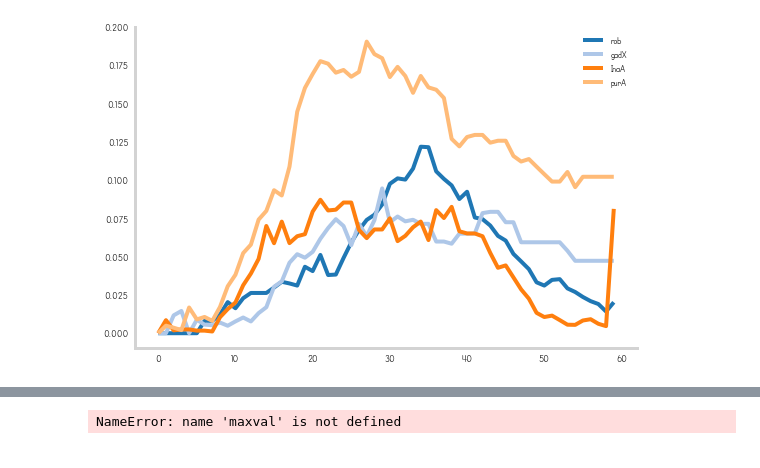
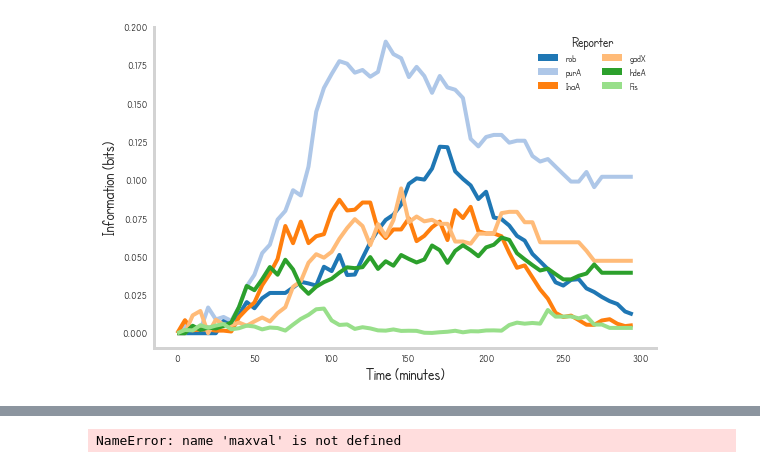
Before and after one commit to NicholasARossi/TrackBacterialOutcomes, a Jupyter notebook: Comparative_plots.ipynb, the cells around one changed output, grey strips where cells are left out. Cells and saved outputs as stored; diff of their text form; code cells hidden in the pictures.

```diff
--- a/Comparative_plots.ipynb
+++ b/Comparative_plots.ipynb
@@ -95,5 +60,3 @@ StopIteration:
-# %%
-data[data['Strain']==strain]['alive']=list(data[data['Strain']==strain]['Time of Death']>=ind)
 # %%
 ### logistic regression plots
 plt.close('all')
@@ -102,10 +65,10 @@ def model(x):
 
 def information_calculator(px):
     return 1-(-px*np.log2(px)-(1-px)*np.log2(1-px))
-
+recs=[]
 
 fig,ax=plt.subplots()
-barfig,barax=plt.subplots()
+
 strains=data['Strain'].unique()
 colorz = cm.tab20(np.linspace(0, 1, len(strains)))
 values=[]
@@ -140,20 +103,17 @@ for z,strain in enumerate(strains):
 
     loss = model(X_test * clf.coef_ + clf.intercept_).ravel()
     ax.plot((X_test-min(data_tot))/(max(data_tot)-min(data_tot)), loss, color=colorz[z])
-    values.append(np.mean(information_calculator(loss)))
-
-d = {'values': values, 'strains': strains}
-df = pd.DataFrame(data=d)
-df.sort_values('values', ascending=True).plot.bar(x='strains',ax=barax,color='#e684ae')
-barax.set_ylabel('Information (bits)')
+    recs.append(mpatches.Rectangle((0, 0), 1, 1, fc=colorz[z]))
 
 
-barfig.savefig('figures/information_bar.png',dpi=300)
+
+barfig.savefig('figures/information_bar.pdf',dpi=300)
 
 
 ax.legend(recs, strains, title='Reporter', loc=1,ncol=2,bbox_to_anchor=(1.6, 1))
 
-fig.savefig('figures/logistic.png',dpi=300)
+fig.savefig('figures/logistic.pdf',dpi=300)
+fig
 # %% [output]
 rpsT cells do not die enough
 micF cells do not die enough
@@ -160,4 +125,5 @@ micF cells do not die enough
 # %%
+#Information over time and barchart
 plt.close('all')
 def model(x):
     return 1 / (1 + np.exp(-x))
@@ -167,46 +133,92 @@ def information_calculator(px):
     vals[np.isnan(vals)]=1
     return vals
 
+def entropy_calculator(px):
+    vals=(-px*np.log2(px)-(1-px)*np.log2(1-px))
+    vals[np.isnan(vals)]=0
+    return vals
 
+barfig,barax=plt.subplots()
 fig,ax=plt.subplots()
 barfig,barax=plt.subplots()
 strains=data['Strain'].unique()
 colorz = cm.tab20(np.linspace(0, 1, len(strains)))
 values=[]
-strainz=['rob','gadX','InaA','purA']
+#strainz=['gadX']
+strainz=['rob','purA','InaA','gadX','hdeA','Fis']
+#strainz=strains
+recs=[]
 for z,strain in enumerate(strainz):
     sliceo=data[data['Strain']==strain]
     sliceo=sliceo[~np.isnan(sliceo['Time of Death'])]
     maxval=len(sliceo)
     traj=[]
 
-    for t in range(60):
+    for t in range(61):
         traj.append((maxval-len(sliceo[sliceo['Time of Death']<=t]))/maxval)
     InitialAu=sliceo['Fluor1 mean']
     Deathtime=sliceo['Time of Death']
 
     d = {'InitialAu': InitialAu, 'DeathTime': Deathtime}
     df = pd.DataFrame(data=d)
 
     df=df.dropna()
     s={'fluor':df['InitialAu'],'death':df['DeathTime']}
     sd=pd.DataFrame(s)
     sd=sd.sort_values(by='fluor')
     n_splits=4
     rez=np.array_split(sd, n_splits)
-    column_num=61
+    column_num=62
     bins=np.arange(column_num)
     grid=np.zeros((n_splits,column_num-1))
     labels=np.zeros((n_splits,column_num-1))
     mins=[]
 
     for x in range(n_splits):
         grid[x,:]=np.cumsum(np.histogram(rez[x].death, bins=bins)[0]/len(rez[x].death))
 
-    ax.plot(np.nanmean(information_calculator(grid),0)-information_calculator(np.asarray(traj)),color=colorz[z],label=strain)
+    value_traj=np.nanmean(information_calculator(grid),0)-information_calculator(np.asarray(traj))
+    errors=[np.asarray(list(ssp.proportion_confint(int(x*len(InitialAu)), len(InitialAu), alpha=0.05, method='normal'))) for x in traj ]
 
-ax.legend()
+
+    recs.append(mpatches.Rectangle((0, 0), 1, 1, fc=colorz[z]))
+
+
+    ax.plot(np.arange(column_num-2)*5,value_traj[:-1],color=colorz[z],label=strain)
+    means=value_traj[:-1]
+
+    errors=[np.asarray(list(ssp.proportion_confint(int(x*len(InitialAu)), len(InitialAu), alpha=0.05, method='normal'))) for x in traj ]
+
+    error_down=[entropy_calculator(x)[0] for x in errors]
+    error_up=[entropy_calculator(x)[1] for x in errors]
+
+    #ax.fill_between(np.arange(column_num-2)*5,  error_down[:-1], error_up[:-1], color=colorz[z], alpha=0.5)
+
+    try:
+        ind=next(x[0] for x in enumerate(traj) if x[1] < .5)
+
+    except:
+        print(strain+' cells do not die enough')
+        ind=60
+
+    values.append(value_traj[ind])
+
+d = {'values': values, 'strains': strainz}
+df = pd.DataFrame(data=d)
+df.sort_values('values', ascending=True).plot.bar(x='strains',ax=barax,color='#e684ae')
+barax.set_ylabel('Information (bits)')
+
+
+
+#ax.legend()
+#ax.set_ylim([0,0.12])
+ax.set_xlabel('Time (minutes)')
+ax.set_ylabel('Information (bits)')
+barfig.savefig('figures/bar.pdf')
+ax.legend(recs, strainz, title='Reporter', loc=1,ncol=2,bbox_to_anchor=(1, 1))
+
+fig.savefig('figures/information_overtime.pdf')
 
 fig
 # %% [output]
-[figure, old version]
+[figure, new version]
```
Also changed, not shown: parts of 12 cells of this notebook, 14 other files.
